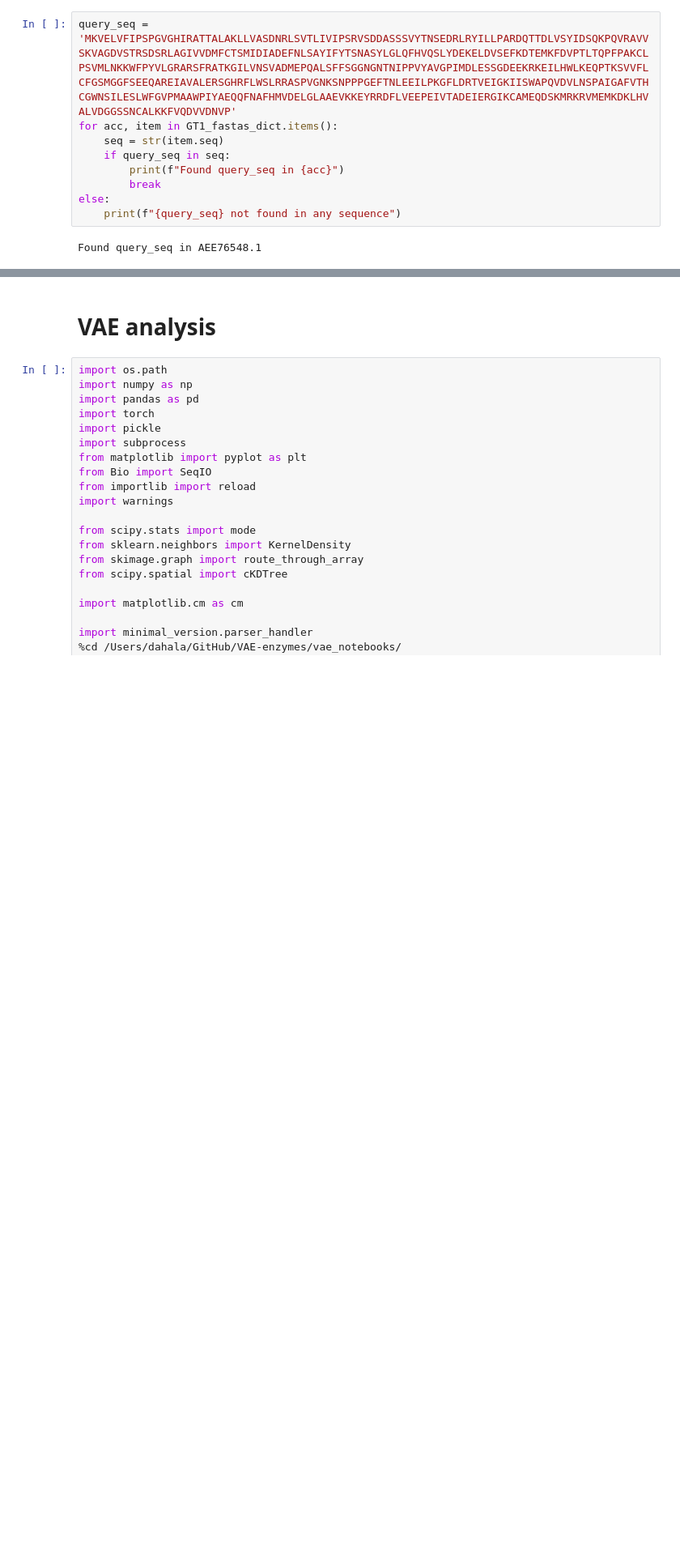
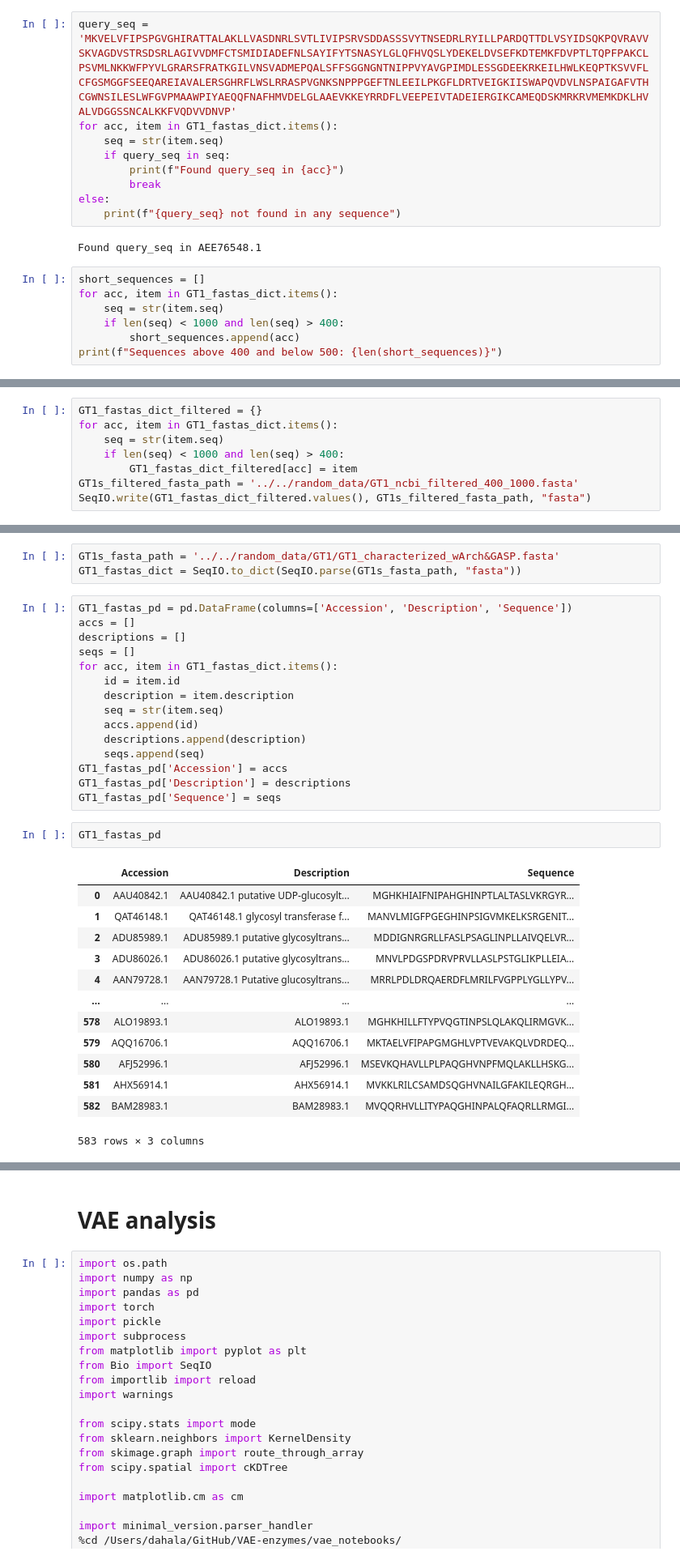
Before and after one commit to daha-la/VAE-enzymes, a Jupyter notebook: vae_notebooks/notebooks/GT1_MSAcreation.ipynb, the cells around one changed output, grey strips where cells are left out. Shown at 81% size. Drawn from its saved outputs; the diff is of its cells as text; blank space fills up the shorter version.

```diff
--- a/vae_notebooks/notebooks/GT1_MSAcreation.ipynb
+++ b/vae_notebooks/notebooks/GT1_MSAcreation.ipynb
@@ -242,3 +246,10 @@ else:
     print(f"{query_seq} not found in any sequence")
 # %% [output]
 Found query_seq in AEE76548.1
+# %%
+short_sequences = []
+for acc, item in GT1_fastas_dict.items():
+    seq = str(item.seq)
+    if len(seq) < 1000 and len(seq) > 400:
+        short_sequences.append(acc)
+print(f"Sequences above 400 and below 500: {len(short_sequences)}")
@@ -244,0 +258,8 @@ Found query_seq in AEE76548.1
+# %%
+GT1_fastas_dict_filtered = {}
+for acc, item in GT1_fastas_dict.items():
+    seq = str(item.seq)
+    if len(seq) < 1000 and len(seq) > 400:
+        GT1_fastas_dict_filtered[acc] = item
+GT1s_filtered_fasta_path = '../../random_data/GT1_ncbi_filtered_400_1000.fasta'
+SeqIO.write(GT1_fastas_dict_filtered.values(), GT1s_filtered_fasta_path, "fasta")
@@ -244,0 +284,34 @@ Found query_seq in AEE76548.1
+# %%
+GT1s_fasta_path = '../../random_data/GT1/GT1_characterized_wArch&GASP.fasta'
+GT1_fastas_dict = SeqIO.to_dict(SeqIO.parse(GT1s_fasta_path, "fasta"))
+# %%
+GT1_fastas_pd = pd.DataFrame(columns=['Accession', 'Description', 'Sequence'])
+accs = []
+descriptions = []
+seqs = []
+for acc, item in GT1_fastas_dict.items():
+    id = item.id
+    description = item.description
+    seq = str(item.seq)
+    accs.append(id)
+    descriptions.append(description)
+    seqs.append(seq)
+GT1_fastas_pd['Accession'] = accs
+GT1_fastas_pd['Description'] = descriptions
+GT1_fastas_pd['Sequence'] = seqs
+# %%
+GT1_fastas_pd
+# %% [output]
+|  | Accession | Description | Sequence |
+| 0 | AAU40842.1 | AAU40842.1 putative UDP-glucosylt... | MGHKHIAIFNIPAHGHINPTLALTASLVKRGYR... |
+| 1 | QAT46148.1 | QAT46148.1 glycosyl transferase f... | MANVLMIGFPGEGHINPSIGVMKELKSRGENIT... |
+| 2 | ADU85989.1 | ADU85989.1 putative glycosyltrans... | MDDIGNRGRLLFASLPSAGLINPLLAIVQELVR... |
+| 3 | ADU86026.1 | ADU86026.1 putative glycosyltrans... | MNVLPDGSPDRVPRVLLASLPSTGLIKPLLEIA... |
+| 4 | AAN79728.1 | AAN79728.1 Putative glucosyltrans... | MRRLPDLDRQAERDFLMRILFVGPPLYGLLYPV... |
+| ... | ... | ... | ... |
+| 578 | ALO19893.1 | ALO19893.1 | MGHKHILLFTYPVQGTINPSLQLAKQLIRMGVK... |
+| 579 | AQQ16706.1 | AQQ16706.1 | MKTAELVFIPAPGMGHLVPTVEVAKQLVDRDEQ... |
+| 580 | AFJ52996.1 | AFJ52996.1 | MSEVKQHAVLLPLPAQGHVNPFMQLAKLLHSKG... |
+| 581 | AHX56914.1 | AHX56914.1 | MVKKLRILCSAMDSQGHVNAILGFAKILEQRGH... |
+| 582 | BAM28983.1 | BAM28983.1 | MVQQRHVLLITYPAQGHINPALQFAQRLLRMGI... |
+583 rows × 3 columns
```
Also changed, not shown: parts of 22 cells of this notebook, 26 other files.
